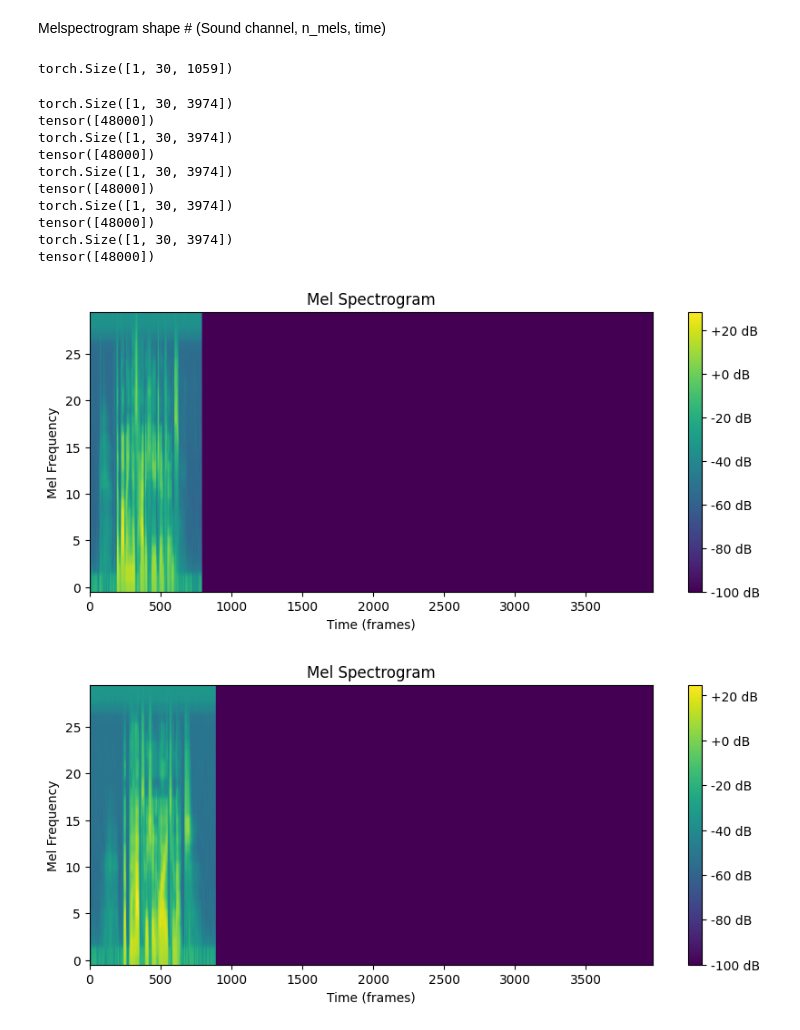
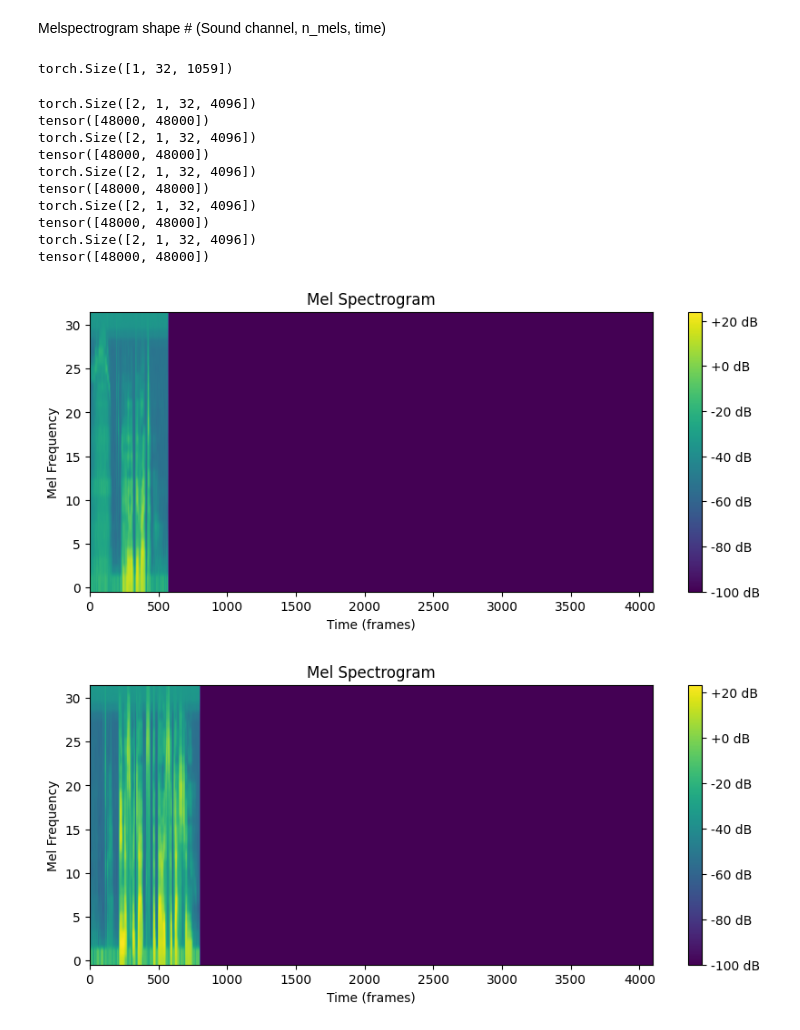
Before and after one commit to xue-yuan/DSVAE, a Jupyter notebook: preprocess.ipynb, the cells around one changed output. Drawn from its saved outputs; the diff is of its cells as text; code cells hidden in the pictures.

```diff
--- a/preprocess.ipynb
+++ b/preprocess.ipynb
@@ -58,46 +58,50 @@ Melspectrogram shape # (Sound channel, n_mels, time)
 # %%
 torchaudio.transforms.AmplitudeToDB()(MelSpectrogram(
     sample_rate=sr,
-    n_mels=30,
+    n_mels=32,
 )(waveform)).shape
 # %% [output]
-torch.Size([1, 30, 1059])
+torch.Size([1, 32, 1059])
 # %%
-fixed_length = 794730
+# fixed_length = 794730
+# fixed_length = 799800
+# fixed_length = 799999
+fixed_length = 819100
+
 train_data_loader = DataLoader(
     dataset,
-    batch_size=1,
+    batch_size=2,
     collate_fn=lambda batch: collate_function(batch, fixed_length=fixed_length),
     shuffle=True,
 )
 # %%
 i = 0
 
 for data in train_data_loader:
     print(data[0].shape)
     print(data[1])
     plt.figure(figsize=(10, 4))
-    plt.imshow(data[0][0].numpy(), aspect="auto", origin="lower", cmap="viridis")
+    plt.imshow(data[0][0][0].numpy(), aspect="auto", origin="lower", cmap="viridis")
     plt.colorbar(format="%+2.0f dB")
     plt.xlabel("Time (frames)")
     plt.ylabel("Mel Frequency")
     plt.title("Mel Spectrogram")
 
     i += 1
     if i == 5:
         break
 
 plt.show()
 # %% [output]
-torch.Size([1, 30, 3974])
-tensor([48000])
-torch.Size([1, 30, 3974])
-tensor([48000])
-torch.Size([1, 30, 3974])
-tensor([48000])
-torch.Size([1, 30, 3974])
-tensor([48000])
-torch.Size([1, 30, 3974])
-tensor([48000])
+torch.Size([2, 1, 32, 4096])
+tensor([48000, 48000])
+torch.Size([2, 1, 32, 4096])
+tensor([48000, 48000])
+torch.Size([2, 1, 32, 4096])
+tensor([48000, 48000])
+torch.Size([2, 1, 32, 4096])
+tensor([48000, 48000])
+torch.Size([2, 1, 32, 4096])
+tensor([48000, 48000])
-[figure, old version]
+[figure, new version]
-[figure, old version]
+[figure, new version]
```
Also changed, not shown: parts of 1 cell of this notebook, 3 other files.
